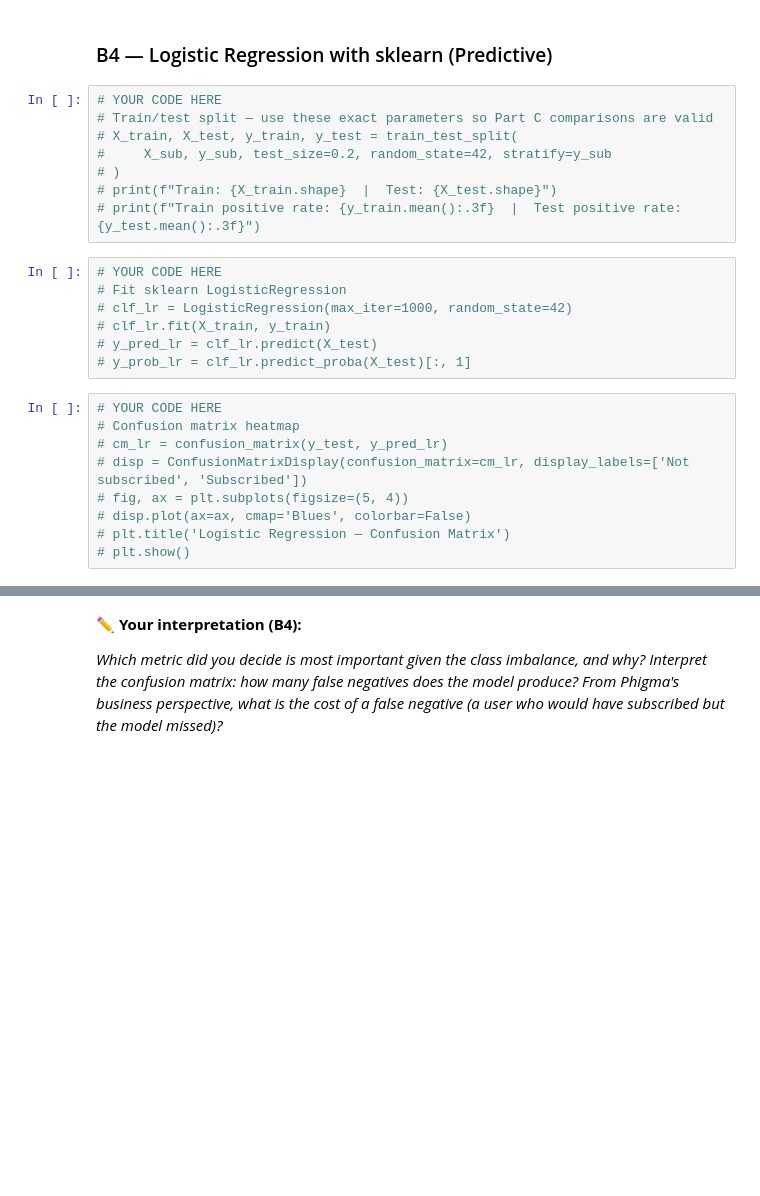
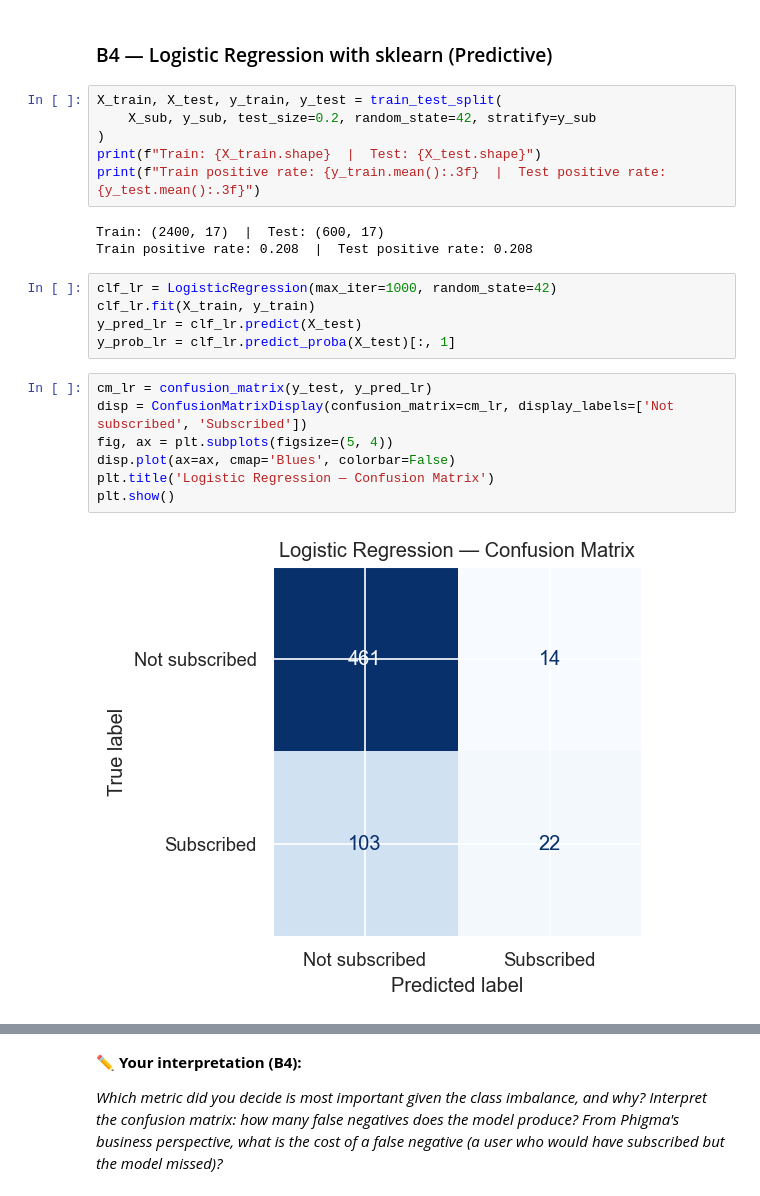
Before and after one commit to timothytzkung/Kung_Tim_Lab_Task, a Jupyter notebook: Assignment_02/IAT461_A2_Scaffold_empty.ipynb, the cells around one changed output, grey strips where cells are left out. Saved outputs shown, nothing was run; the diff lists cells and outputs as text; blank space fills up the shorter version.

Commit message:
Update A2 w/ Part C
- Partially completed part C (still need to add findings + hyperparam bonus)
- Still need to refine part B (writings/insights)

```diff
--- a/Assignment_02/IAT461_A2_Scaffold_empty.ipynb
+++ b/Assignment_02/IAT461_A2_Scaffold_empty.ipynb
@@ -852,27 +969,26 @@ No train/test split — the goal is to interpret coefficients, not evaluate pred
 # %% [markdown]
 ### B4 — Logistic Regression with sklearn (Predictive)
 # %%
-# YOUR CODE HERE
-# Train/test split — use these exact parameters so Part C comparisons are valid
-# X_train, X_test, y_train, y_test = train_test_split(
-#     X_sub, y_sub, test_size=0.2, random_state=42, stratify=y_sub
-# )
-# print(f"Train: {X_train.shape}  |  Test: {X_test.shape}")
-# print(f"Train positive rate: {y_train.mean():.3f}  |  Test positive rate: {y_test.mean():.3f}")
+X_train, X_test, y_train, y_test = train_test_split(
+    X_sub, y_sub, test_size=0.2, random_state=42, stratify=y_sub
+)
+print(f"Train: {X_train.shape}  |  Test: {X_test.shape}")
+print(f"Train positive rate: {y_train.mean():.3f}  |  Test positive rate: {y_test.mean():.3f}")
+# %% [output]
+Train: (2400, 17)  |  Test: (600, 17)
+Train positive rate: 0.208  |  Test positive rate: 0.208
 # %%
-# YOUR CODE HERE
-# Fit sklearn LogisticRegression
-# clf_lr = LogisticRegression(max_iter=1000, random_state=42)
-# clf_lr.fit(X_train, y_train)
-# y_pred_lr = clf_lr.predict(X_test)
-# y_prob_lr = clf_lr.predict_proba(X_test)[:, 1]
+clf_lr = LogisticRegression(max_iter=1000, random_state=42)
+clf_lr.fit(X_train, y_train)
+y_pred_lr = clf_lr.predict(X_test)
+y_prob_lr = clf_lr.predict_proba(X_test)[:, 1]
 # %%
-# YOUR CODE HERE
-# Confusion matrix heatmap
-# cm_lr = confusion_matrix(y_test, y_pred_lr)
-# disp = ConfusionMatrixDisplay(confusion_matrix=cm_lr, display_labels=['Not subscribed', 'Subscribed'])
-# fig, ax = plt.subplots(figsize=(5, 4))
-# disp.plot(ax=ax, cmap='Blues', colorbar=False)
-# plt.title('Logistic Regression — Confusion Matrix')
-# plt.show()
+cm_lr = confusion_matrix(y_test, y_pred_lr)
+disp = ConfusionMatrixDisplay(confusion_matrix=cm_lr, display_labels=['Not subscribed', 'Subscribed'])
+fig, ax = plt.subplots(figsize=(5, 4))
+disp.plot(ax=ax, cmap='Blues', colorbar=False)
+plt.title('Logistic Regression — Confusion Matrix')
+plt.show()
+# %% [output]
+[figure, added]
 # %%
```
Also changed, not shown: parts of 22 cells of this notebook.
